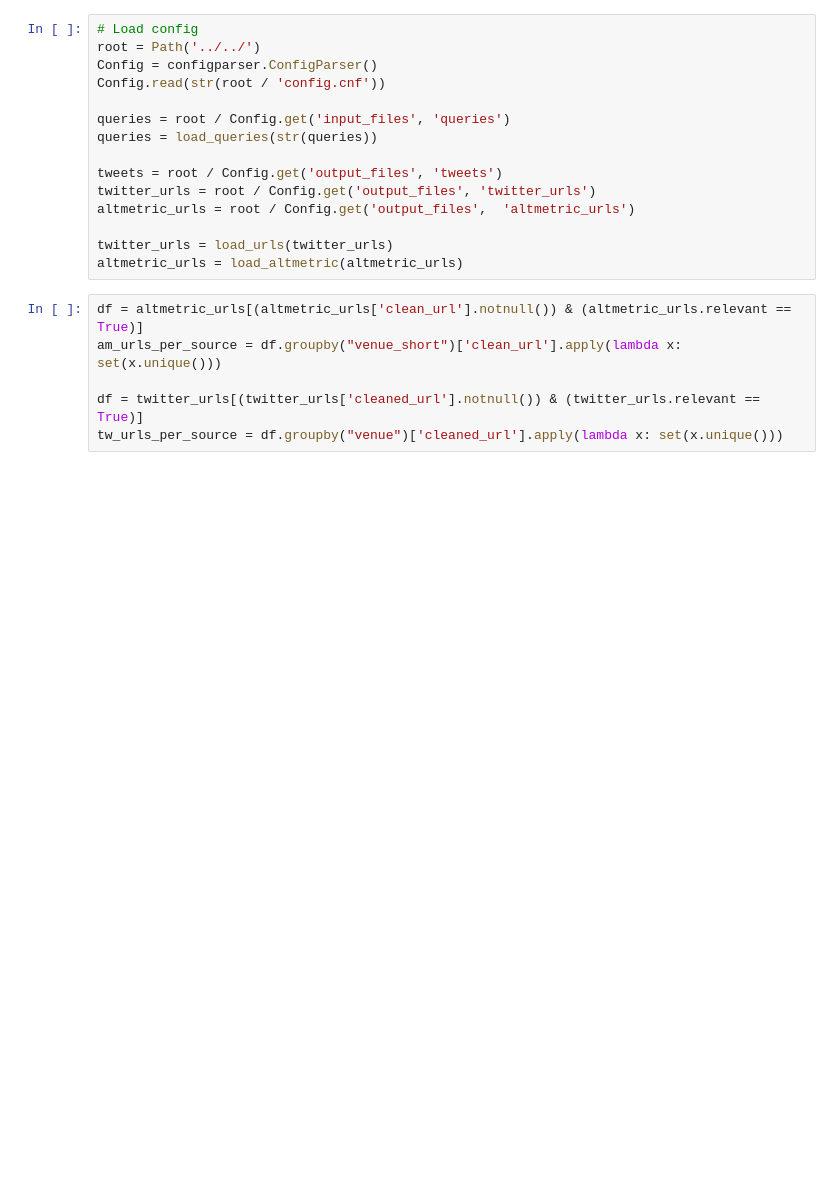
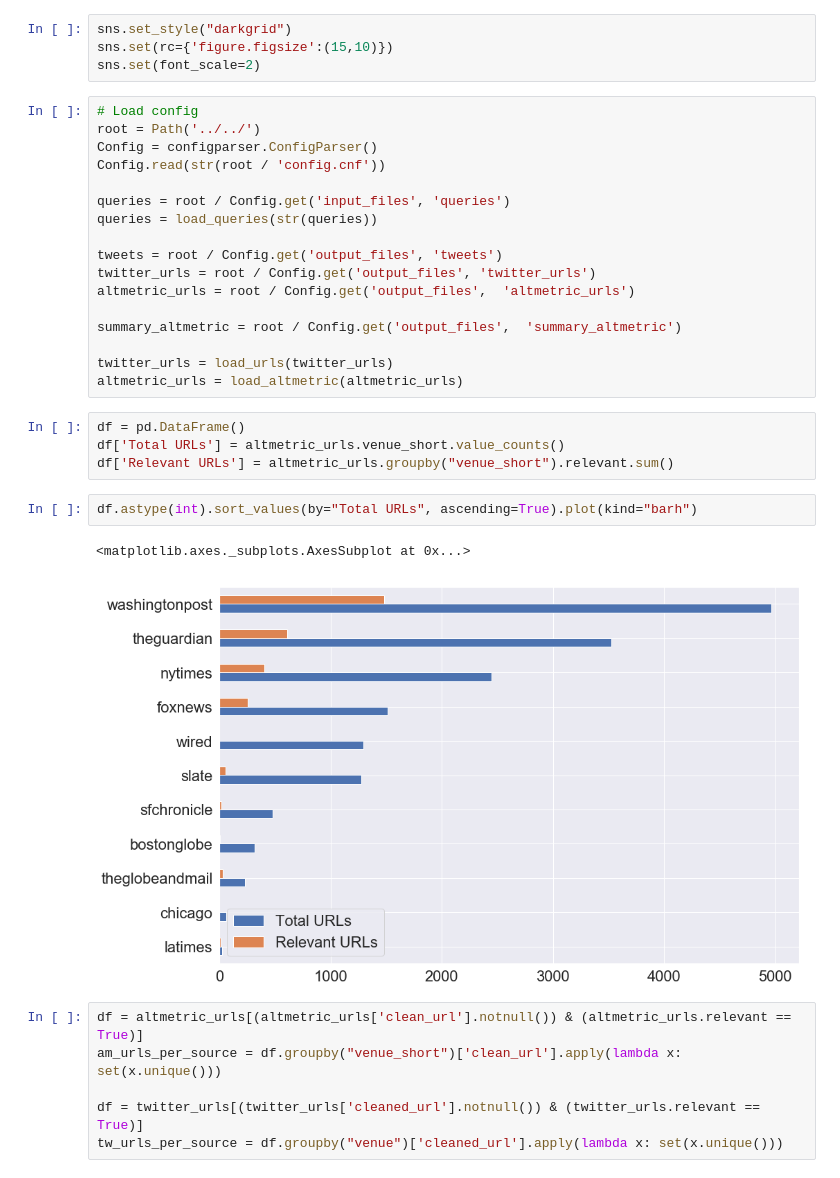
Before and after one commit to ScholCommLab/second-order, a Jupyter notebook: pipelines/3_altmetric/altmetric_analysis.ipynb, the cells around one changed output. Drawn from its saved outputs; the diff is of its cells as text; blank space fills up the shorter version.

```diff
--- a/pipelines/3_altmetric/altmetric_analysis.ipynb
+++ b/pipelines/3_altmetric/altmetric_analysis.ipynb
@@ -18,6 +20,10 @@ tqdm.pandas()
 import sys
 sys.path.append("../")
 from _helpers import *
+# %%
+sns.set_style("darkgrid")
+sns.set(rc={'figure.figsize':(15,10)})
+sns.set(font_scale=2)
 # %%
 # Load config
 root = Path('../../')
@@ -31,8 +37,19 @@ tweets = root / Config.get('output_files', 'tweets')
 twitter_urls = root / Config.get('output_files', 'twitter_urls')
 altmetric_urls = root / Config.get('output_files',  'altmetric_urls')
 
+summary_altmetric = root / Config.get('output_files',  'summary_altmetric')
+
 twitter_urls = load_urls(twitter_urls)
 altmetric_urls = load_altmetric(altmetric_urls)
+# %%
+df = pd.DataFrame()
+df['Total URLs'] = altmetric_urls.venue_short.value_counts()
+df['Relevant URLs'] = altmetric_urls.groupby("venue_short").relevant.sum()
+# %%
+df.astype(int).sort_values(by="Total URLs", ascending=True).plot(kind="barh")
+# %% [output]
+<matplotlib.axes._subplots.AxesSubplot at 0x...>
+[figure, added]
 # %%
 df = altmetric_urls[(altmetric_urls['clean_url'].notnull()) & (altmetric_urls.relevant == True)]
 am_urls_per_source = df.groupby("venue_short")['clean_url'].apply(lambda x: set(x.unique()))
```
Also changed, not shown: parts of 4 cells of this notebook, 1 other file.
